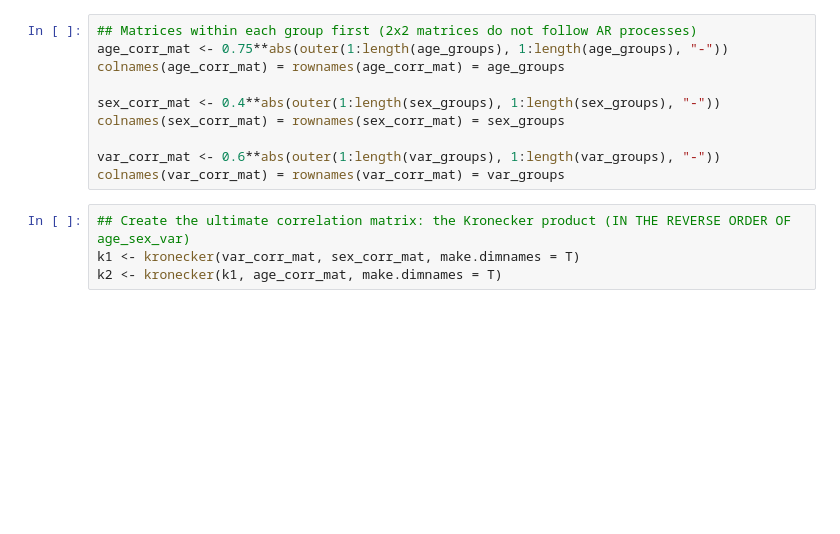
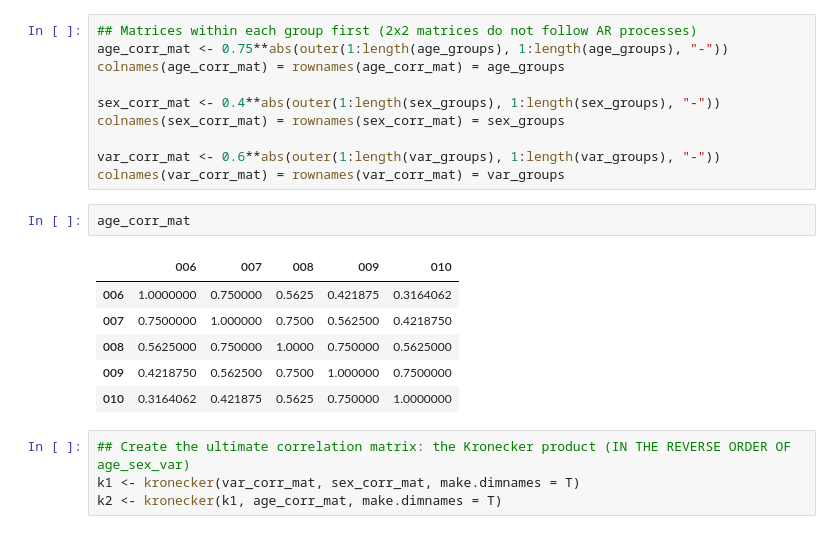
Before and after one commit to sadatnfs/copula, a Jupyter notebook: data_example/1_simple_get_draws_example.ipynb, the cells around one changed output. Cells and saved outputs as stored; diff of their text form; blank space fills up the shorter version.

```diff
--- a/data_example/1_simple_get_draws_example.ipynb
+++ b/data_example/1_simple_get_draws_example.ipynb
@@ -160,6 +198,15 @@ colnames(sex_corr_mat) = rownames(sex_corr_mat) = sex_groups
 
 var_corr_mat <- 0.6**abs(outer(1:length(var_groups), 1:length(var_groups), "-"))
 colnames(var_corr_mat) = rownames(var_corr_mat) = var_groups
+# %%
+age_corr_mat
+# %% [output]
+|  | 006 | 007 | 008 | 009 | 010 |
+| 006 | 1.0000000 | 0.750000 | 0.5625 | 0.421875 | 0.3164062 |
+| 007 | 0.7500000 | 1.000000 | 0.7500 | 0.562500 | 0.4218750 |
+| 008 | 0.5625000 | 0.750000 | 1.0000 | 0.750000 | 0.5625000 |
+| 009 | 0.4218750 | 0.562500 | 0.7500 | 1.000000 | 0.7500000 |
+| 010 | 0.3164062 | 0.421875 | 0.5625 | 0.750000 | 1.0000000 |
 # %%
 ## Create the ultimate correlation matrix: the Kronecker product (IN THE REVERSE ORDER OF age_sex_var)
 k1 <- kronecker(var_corr_mat, sex_corr_mat, make.dimnames = T)
```
Also changed, not shown: parts of 10 cells of this notebook, 1 other file.
